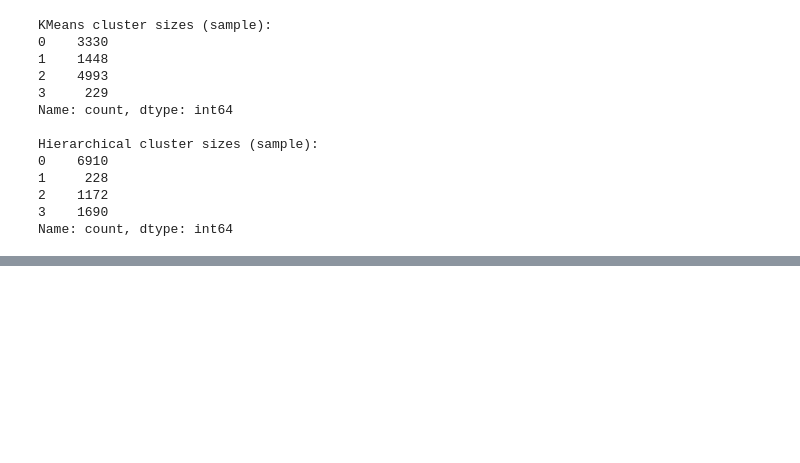
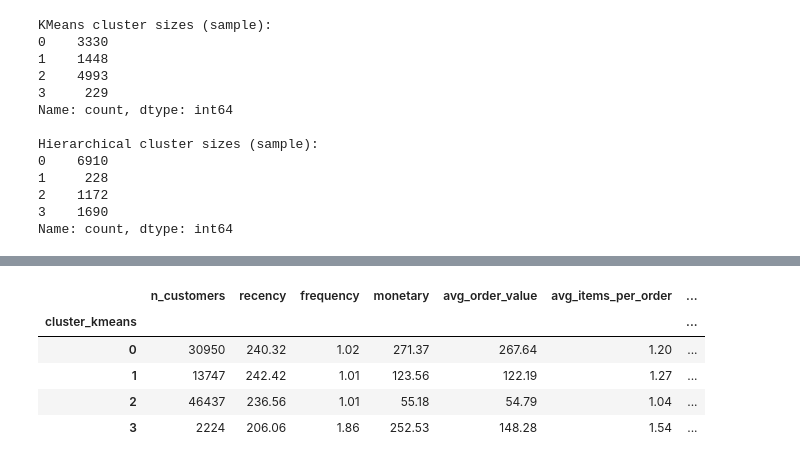
Before and after one commit to jbx-p/customer-segmentation-campaign, a Jupyter notebook: notebooks/02_clustering.ipynb, the cells around one changed output, grey strips where cells are left out. Drawn from its saved outputs; the diff is of its cells as text; code cells hidden in the pictures; blank space fills up the shorter version.

```diff
--- a/notebooks/02_clustering.ipynb
+++ b/notebooks/02_clustering.ipynb
@@ -199,0 +237,24 @@ Name: count, dtype: int64
+# %%
+rfm = pd.read_csv("../data/processed/rfm_features.csv")  # has cluster_kmeans from Phase 4
+
+profile = rfm.groupby("cluster_kmeans").agg(
+    n_customers=("customer_unique_id", "count"),
+    recency=("recency", "mean"),
+    frequency=("frequency", "mean"),
+    monetary=("monetary", "mean"),
+    avg_order_value=("avg_order_value", "mean"),
+    avg_items_per_order=("avg_items_per_order", "mean"),
+    avg_installments=("avg_installments", "mean"),
+    category_diversity=("category_diversity", "mean"),
+    review_score=("review_score", "mean"),
+).round(2)
+
+profile["pct_of_base"] = (profile["n_customers"] / len(rfm) * 100).round(1)
+profile
+# %% [output]
+|  | n_customers | recency | frequency | monetary | avg_order_value | avg_items_per_order | ... |
+| cluster_kmeans |  |  |  |  |  |  | ... |
+| 0 | 30950 | 240.32 | 1.02 | 271.37 | 267.64 | 1.20 | ... |
+| 1 | 13747 | 242.42 | 1.01 | 123.56 | 122.19 | 1.27 | ... |
+| 2 | 46437 | 236.56 | 1.01 | 55.18 | 54.79 | 1.04 | ... |
+| 3 | 2224 | 206.06 | 1.86 | 252.53 | 148.28 | 1.54 | ... |
```
Also changed, not shown: parts of 4 cells of this notebook, 2 other files.
